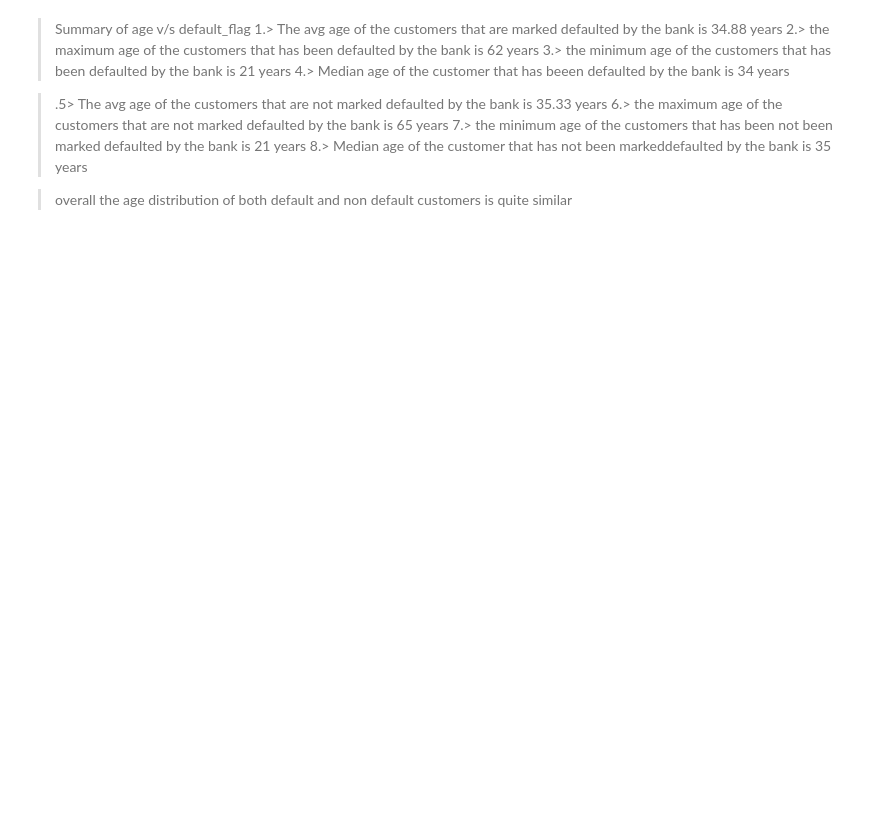
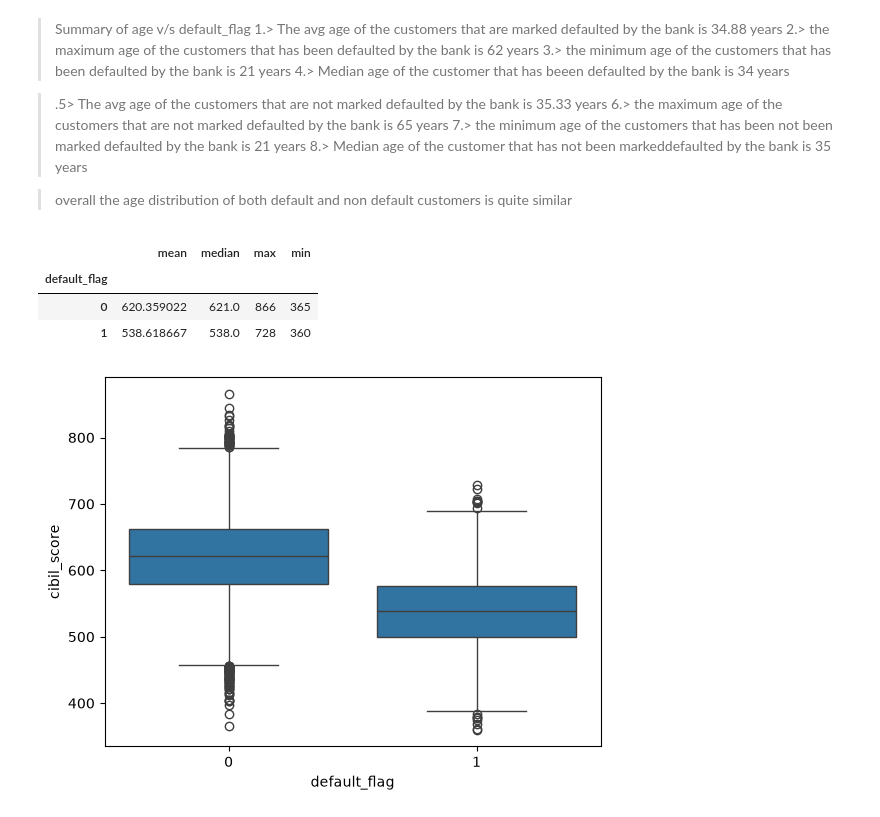
Before and after one commit to Nayan-2006-opensource/loan-default-risk-analysis, a Jupyter notebook: Notebooks/bivariate_analysis_numerical_vs_categorical_columns.ipynb, the cells around one changed output. Cells and saved outputs as stored; diff of their text form; code cells hidden in the pictures; blank space fills up the shorter version.

Commit message:
bivariate analysis of cibil_score v/s default_flag

```diff
--- a/Notebooks/bivariate_analysis_numerical_vs_categorical_columns.ipynb
+++ b/Notebooks/bivariate_analysis_numerical_vs_categorical_columns.ipynb
@@ -25,3 +31,15 @@ plt.show()
 > 8.> Median age of the customer that has not  been  markeddefaulted by the bank is 35 years
 
 > overall the age distribution of both default and non default customers is quite similar
+# %%
+#Cibil_score V/s default_flag
+a=df.groupby("default_flag")["cibil_score"].agg(["mean","median","max","min"])
+display(a)
+sns.boxplot(data=df,x="default_flag",y="cibil_score")
+plt.show()
+# %% [output]
+|  | mean | median | max | min |
+| default_flag |  |  |  |  |
+| 0 | 620.359022 | 621.0 | 866 | 365 |
+| 1 | 538.618667 | 538.0 | 728 | 360 |
+[figure, added]
```
Also changed, not shown: parts of 2 cells of this notebook.
